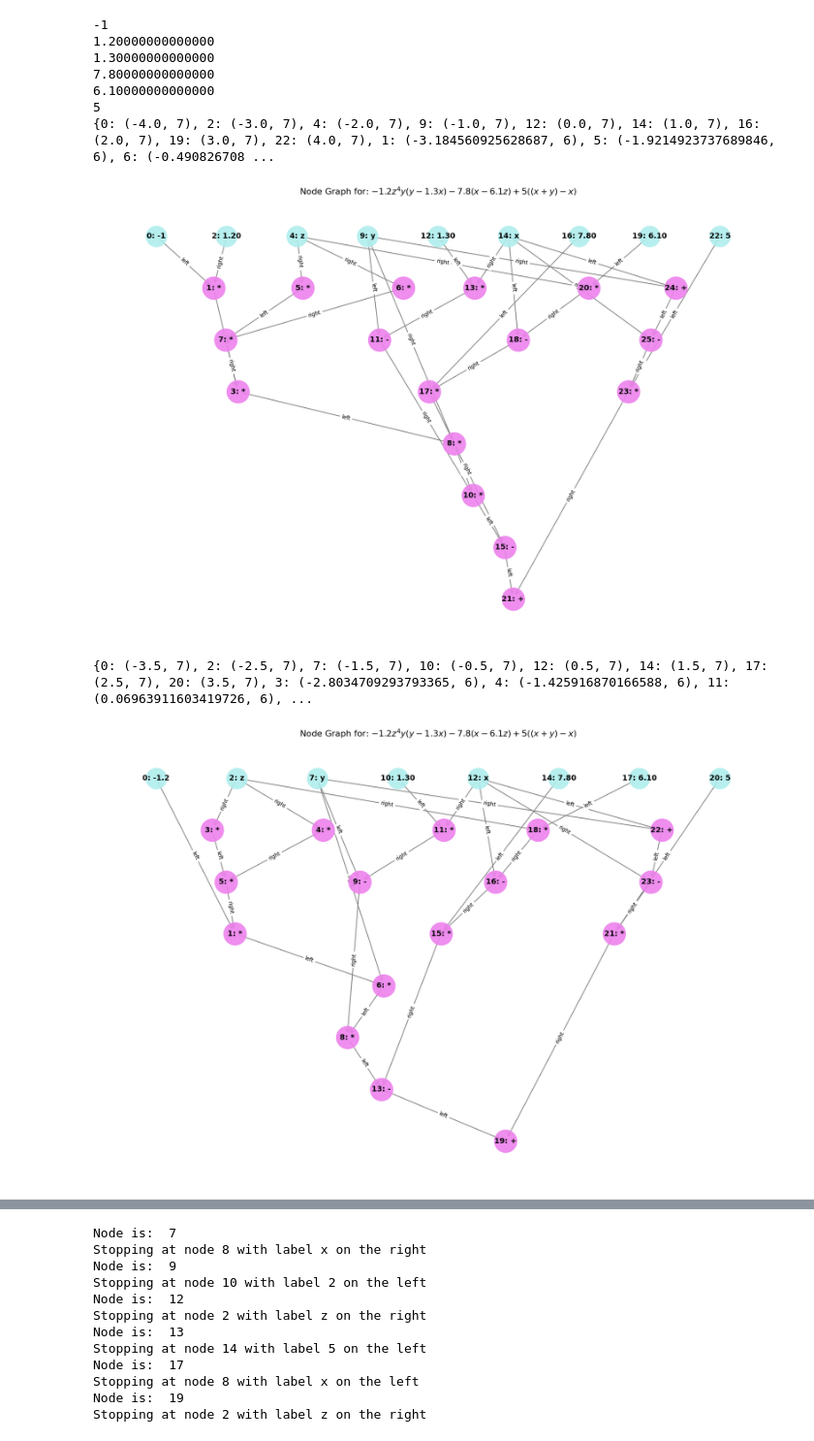
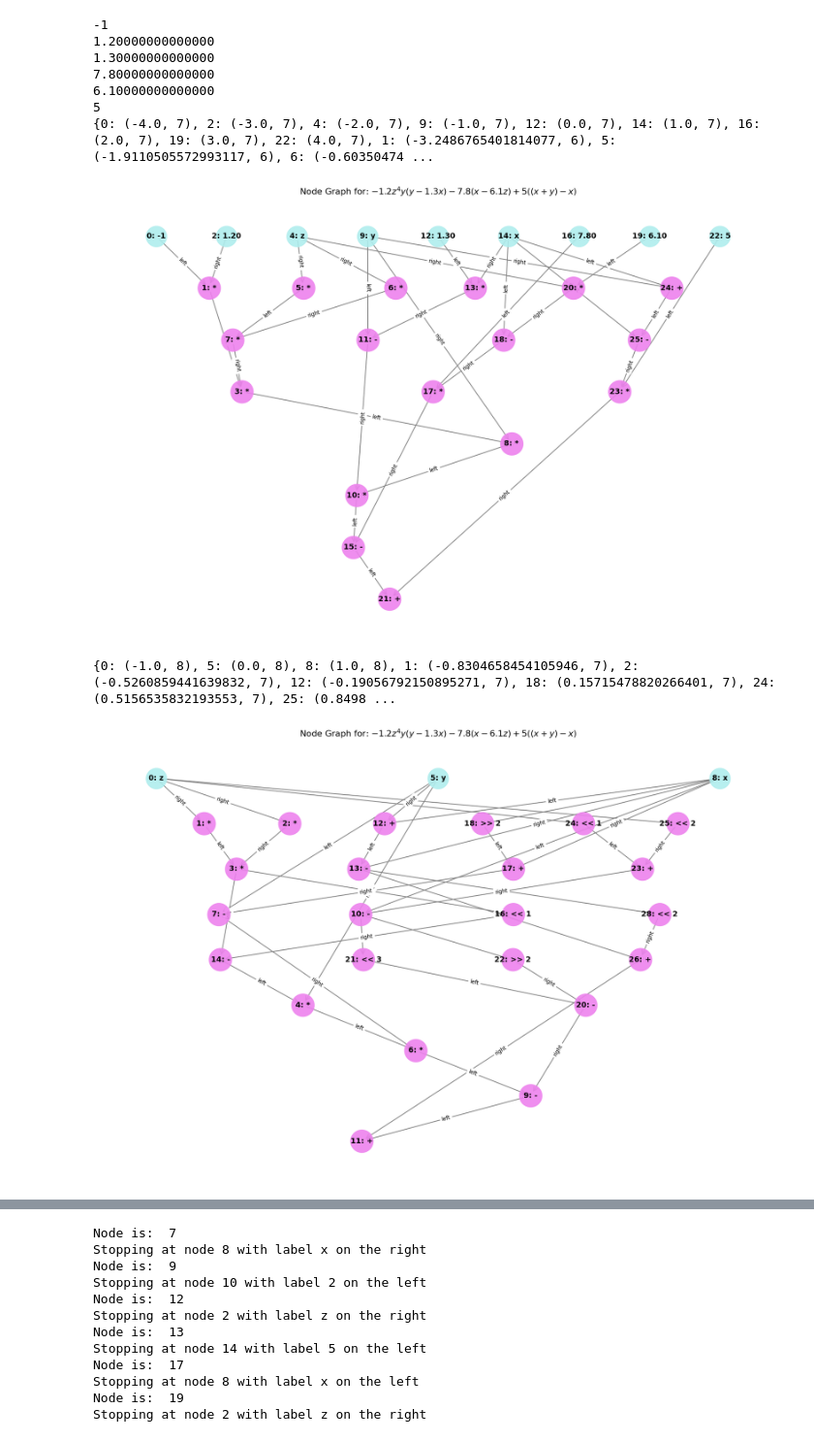
Before and after one commit to PabloABakker/BAP, a Jupyter notebook: Hardware/DataFlowModel.ipynb, the cells around one changed output, grey strips where cells are left out. Shown: that part at 97% size. Drawn from its saved outputs; the diff is of its cells as text; code cells hidden in the pictures.

```diff
--- a/Hardware/DataFlowModel.ipynb
+++ b/Hardware/DataFlowModel.ipynb
@@ -404,13 +404,12 @@ def implement_bit_shifts(G):
 
         G.add_edge(operator_id, combo[2], label = out_edge_label)
 
-
-
     G.remove_nodes_from(remove_vals)
     for item in remove_nodes:
         G.remove_node(item)
 
     G = relabel_graph(G)
+    G = remove_0_bit_shifts(G)
 
     return G
 
@@ -447,6 +446,30 @@ def closest_power_of_2(coeff):
                 best_combination = (exp1, exp2, '-')
 
     return best_combination, best_sum
+
+
+def remove_0_bit_shifts(G):
+    remove_nodes = []
+    new_edge = []
+    for node in G.nodes():
+        if G.nodes[node]['label'] == "<< 0":
+            #print(G.nodes[node]['label'])
+
+            in_edge = list(G.in_edges(node))[0][0]
+            out_edge = list(G.out_edges(node))[0][1]
+            out_edge_label = list(G.out_edges(node, data = True))[0][2]['label']
+
+            #print(node)
+            remove_nodes.append(node)
+            new_edge.append((in_edge, out_edge, out_edge_label))
+
+    for item in remove_nodes:
+        G.remove_node(item)
+
+    for j in new_edge:
+        G.add_edge(j[0], j[1], label = j[2])
+
+    return G
 
 
 # Orders nodes based on stages starting from the symbolic characters
@@ -486,9 +509,11 @@ def custom_layout(G, root):
 
     for level, nodes in nodes_by_level.items():
         num_nodes = len(nodes)
+        #print("Number of nodes: ", num_nodes)
 
         if level == 0:
             max_span = (num_nodes - 1) * spacing
+            #print("Max span: ", max_span)
             x_start = -max_span / 2
             for i, node in enumerate(sorted(nodes)):
                 x = x_start + i * spacing
@@ -497,13 +522,13 @@ def custom_layout(G, root):
 
         else:
             if(num_nodes == 1):
-                x_start =  random.uniform(-1.5, 1.5)
+                x_start =  random.uniform(-0.2 * max_span, 0.2 * max_span)
             else:
                 span = (num_nodes - 1) * (max_span/num_nodes)
-                x_start = - span/ 2
+                x_start = - span / 2
 
             for i, node in enumerate(sorted(nodes)):
-                x = x_start + i * (max_span/num_nodes) + random.uniform(-0.2, 0.2)
+                x = x_start + i * (max_span/num_nodes) + random.uniform(-0.02 * max_span, 0.02 * max_span)
                 y = max_level - level
                 pos[node] = (x, y)
 
@@ -557,41 +582,40 @@ def display_graph(graph, root_id, polynomial_str):
         attr_value = graph.nodes[node].get('label', '')
         labels[node] = f"{node}: {attr_value}"
 
     nx.draw_networkx_labels(graph, pos, labels=labels, font_size=14, font_weight='bold')
 
     plt.title(f"Node Graph for: ${(polynomial_str.replace('**', '^')).replace('*', '')}$", fontsize=16)
     plt.axis('off')
     plt.tight_layout()
     plt.show()
 
 
 #user_input = input("\nEnter a polynomial: ")
 user_input = "-x^2 + 4*x^2 + 5.3*((x*y) - z) - 1.01*y*(x+z) + 1.3*(x+ y) - 2.1*(((x+y)^2 + z) - x*y)"
 #user_input = "3.2*(x*(4.2*(x*1.2*(x+1)+2)+4)+5)"
 # user_input = "x*y + ((w+x)*y + z) - 2.3*((x+y)^2 + z) + 3*(x*y-w)"
 # # user_input = "z^2 + (w+x)*y + z"
 # user_input = "(z+1)*z - 2.3*(w-x)*y"
 user_input = "-1.2*z^4*y*(y- 1.3*x) - 7.8*(x - 6.1*z) + 5*((x + y) - x)"
 
 
 if user_input.strip():
     user_input = user_input.replace('^', '**')
     G, root = visualize_polynomial(user_input)
-
-
-## Trace from a minus node right --> left alternate as long as the parent node is a multiplication node
 # %% [output]
 -1
 1.20000000000000
 1.30000000000000
 7.80000000000000
 6.10000000000000
 5
-{0: (-4.0, 7), 2: (-3.0, 7), 4: (-2.0, 7), 9: (-1.0, 7), 12: (0.0, 7), 14: (1.0, 7), 16: (2.0, 7), 19: (3.0, 7), 22: (4.0, 7), 1: (-3.184560925628687, 6), 5: (-1.9214923737689846, 6), 6: (-0.490826708 ...
+{0: (-4.0, 7), 2: (-3.0, 7), 4: (-2.0, 7), 9: (-1.0, 7), 12: (0.0, 7), 14: (1.0, 7), 16: (2.0, 7), 19: (3.0, 7), 22: (4.0, 7), 1: (-3.2486765401814077, 6), 5: (-1.9110505572993117, 6), 6: (-0.60350474 ...
-[figure, old version]
+[figure, new version]
 # %%
 G_mod = merge_negatives(G)
+G_mod = implement_bit_shifts(G_mod)
 display_graph(G_mod, 0, user_input)
+#display_graph(G_mod, 0, user_input)
 # %% [output]
-{0: (-3.5, 7), 2: (-2.5, 7), 7: (-1.5, 7), 10: (-0.5, 7), 12: (0.5, 7), 14: (1.5, 7), 17: (2.5, 7), 20: (3.5, 7), 3: (-2.8034709293793365, 6), 4: (-1.425916870166588, 6), 11: (0.06963911603419726, 6), ...
+{0: (-1.0, 8), 5: (0.0, 8), 8: (1.0, 8), 1: (-0.8304658454105946, 7), 2: (-0.5260859441639832, 7), 12: (-0.19056792150895271, 7), 18: (0.15715478820266401, 7), 24: (0.5156535832193553, 7), 25: (0.8498 ...
-[figure, old version]
+[figure, new version]
```
Also changed, not shown: parts of 3 cells of this notebook.
